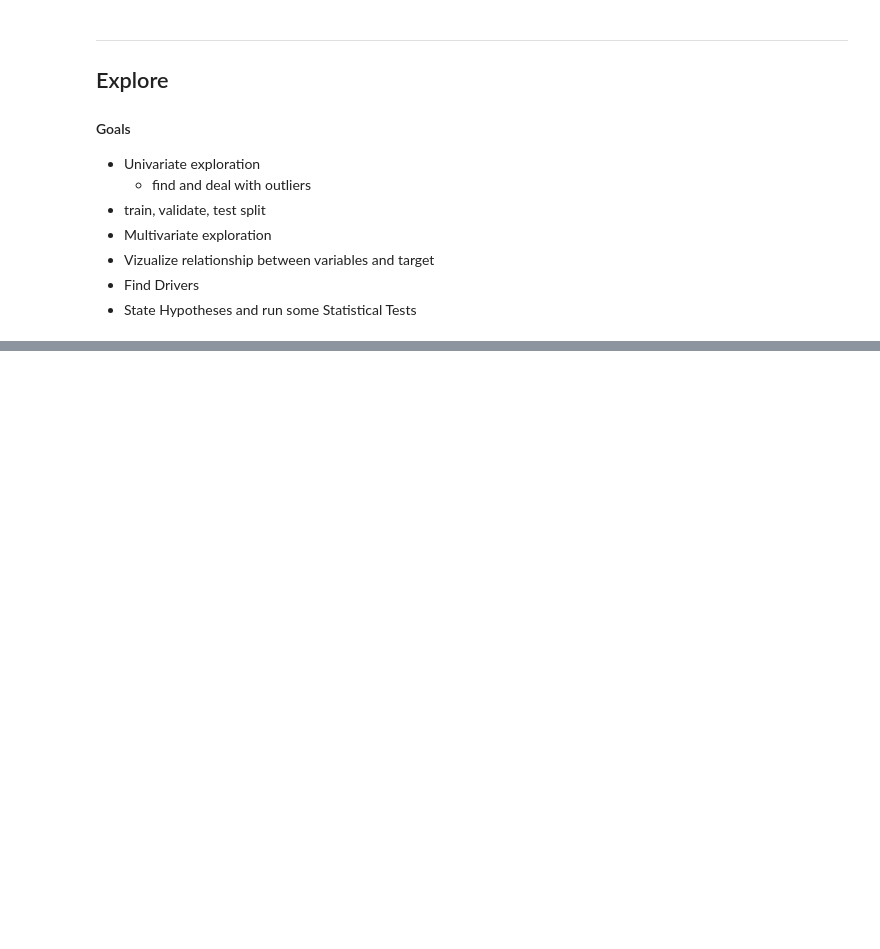
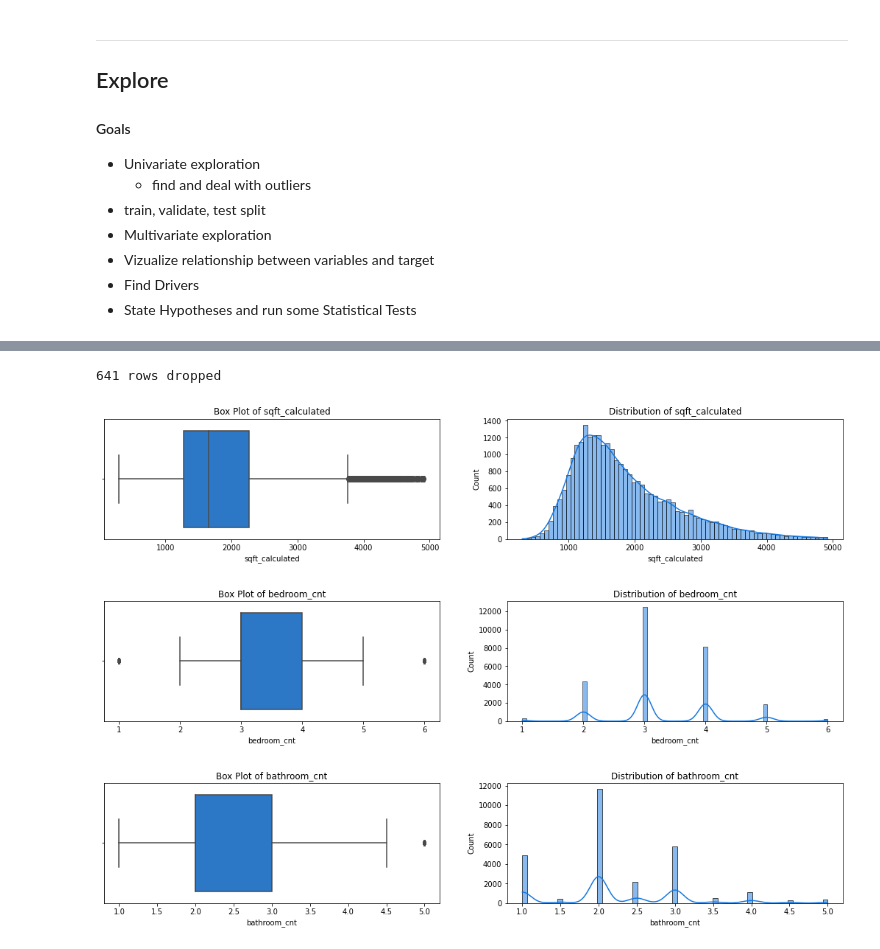
Before and after one commit to HeatherOrtegaMcMillan/zillow_regression_project, a Jupyter notebook: inital_notebook.ipynb, the cells around one changed output, grey strips where cells are left out. Cells and saved outputs as stored; diff of their text form; code cells hidden in the pictures; blank space fills up the shorter version.

Commit message:
add up to dealing with outliers

```diff
--- a/inital_notebook.ipynb
+++ b/inital_notebook.ipynb
@@ -272,0 +307,19 @@ df.shape
+# %%
+import scipy.stats as stats
+
+def remove_outlier(df):
+    df = df[(np.abs(stats.zscore(df)) < 3).all(axis=1)]
+    return df
+# %%
+df_new = remove_outlier(df[['sqft_calculated', 'bedroom_cnt', 'bathroom_cnt']])
+# %%
+df.shape[0] - df_new.shape[0]
+print(f'{df.shape[0] - df_new.shape[0]} rows dropped')
+# %% [output]
+641 rows dropped
+# %%
+ex.explore_univariate(df_new)
+# %% [output]
+[figure, added]
+[figure, added]
+[figure, added]
```
Also changed, not shown: parts of 8 cells of this notebook.
